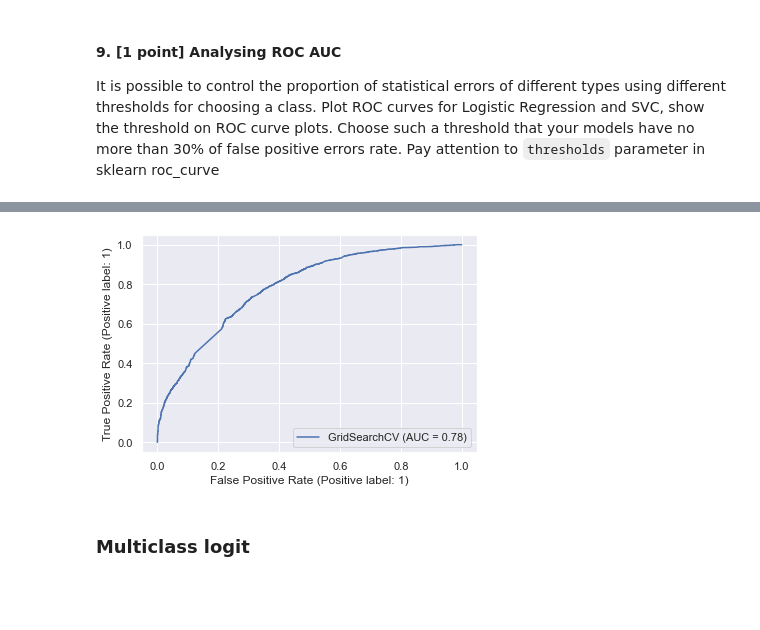
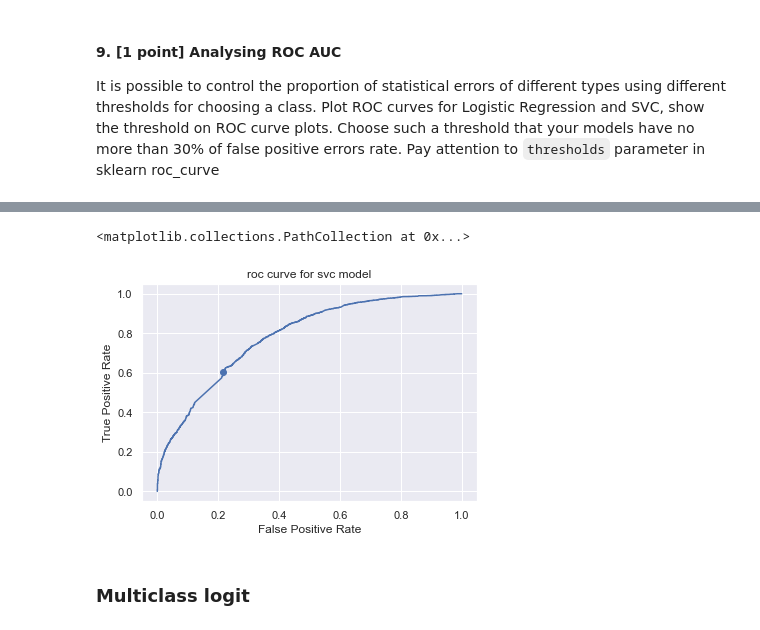
Before and after one commit to shmelzz/data_analysis, a Jupyter notebook: hw3/ml_hw3_Shelemekh_206.ipynb, the cells around one changed output, grey strips where cells are left out. Drawn from its saved outputs; the diff is of its cells as text; code cells hidden in the pictures; blank space fills up the shorter version.

```diff
--- a/hw3/ml_hw3_Shelemekh_206.ipynb
+++ b/hw3/ml_hw3_Shelemekh_206.ipynb
@@ -759,8 +766,18 @@ Text(0, 0.5, 'True Positive Rate')
-# %%
-logit_curve = RocCurveDisplay.from_estimator(clf, train_x_vec, train_y)
-plt.show()
-# %% [output]
-[figure, removed]
+# %%
+proba_svc = clf.predict_proba(train_x_vec)
+fp_svc, tp_svc, thresholds_svc = roc_curve(train_y, proba_svc[:, 1])
+plt.plot(fp_svc, tp_svc)
+plt.xlabel('False Positive Rate')
+plt.ylabel('True Positive Rate')
+plt.title('roc curve for svc model')
+
+# threshold
+indexes = find_threshold_index(fp_svc, error_rate=0.3)[0]
+threshold_index = indexes[np.random.randint(low=0, high=len(indexes))]
+plt.scatter(fp_svc[threshold_index], tp_svc[threshold_index])
+# %% [output]
+<matplotlib.collections.PathCollection at 0x...>
+[figure, added]
 # %% [markdown]
 ### Multiclass logit
 # %% [markdown]
```
Also changed, not shown: parts of 2 cells of this notebook.
